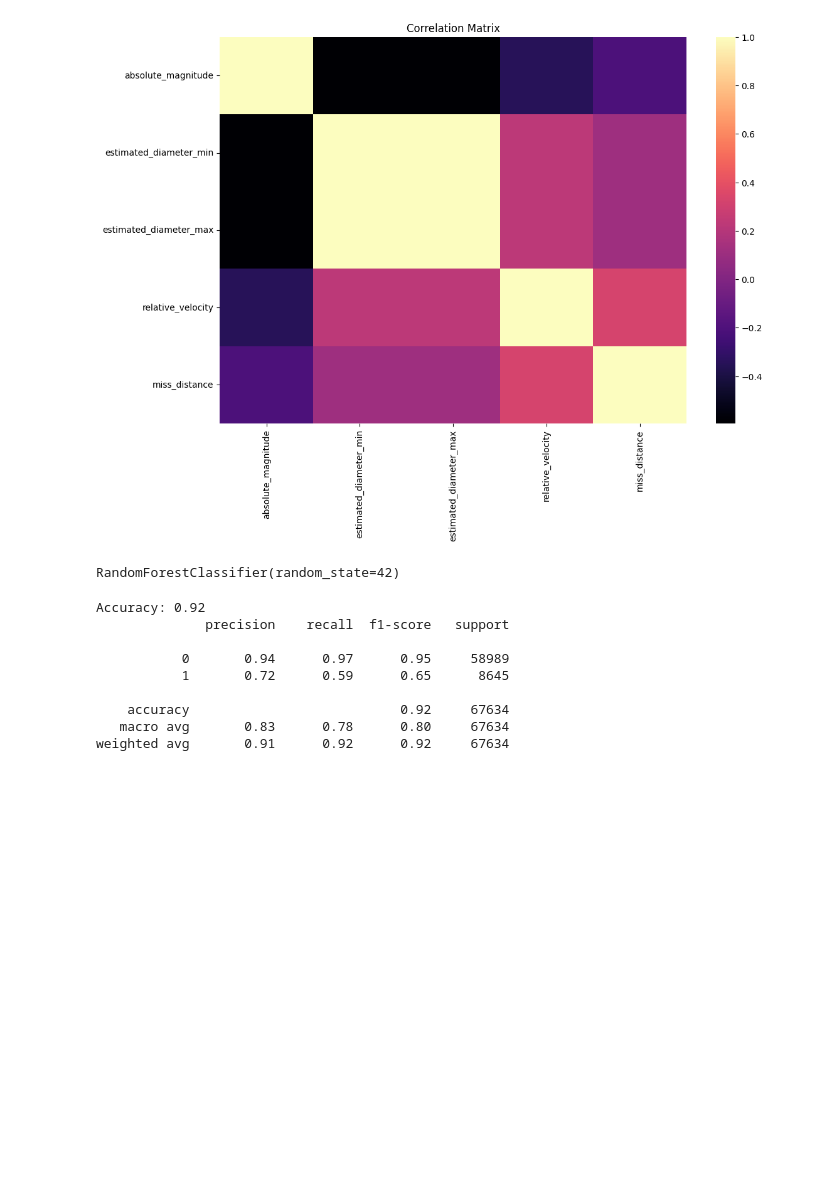
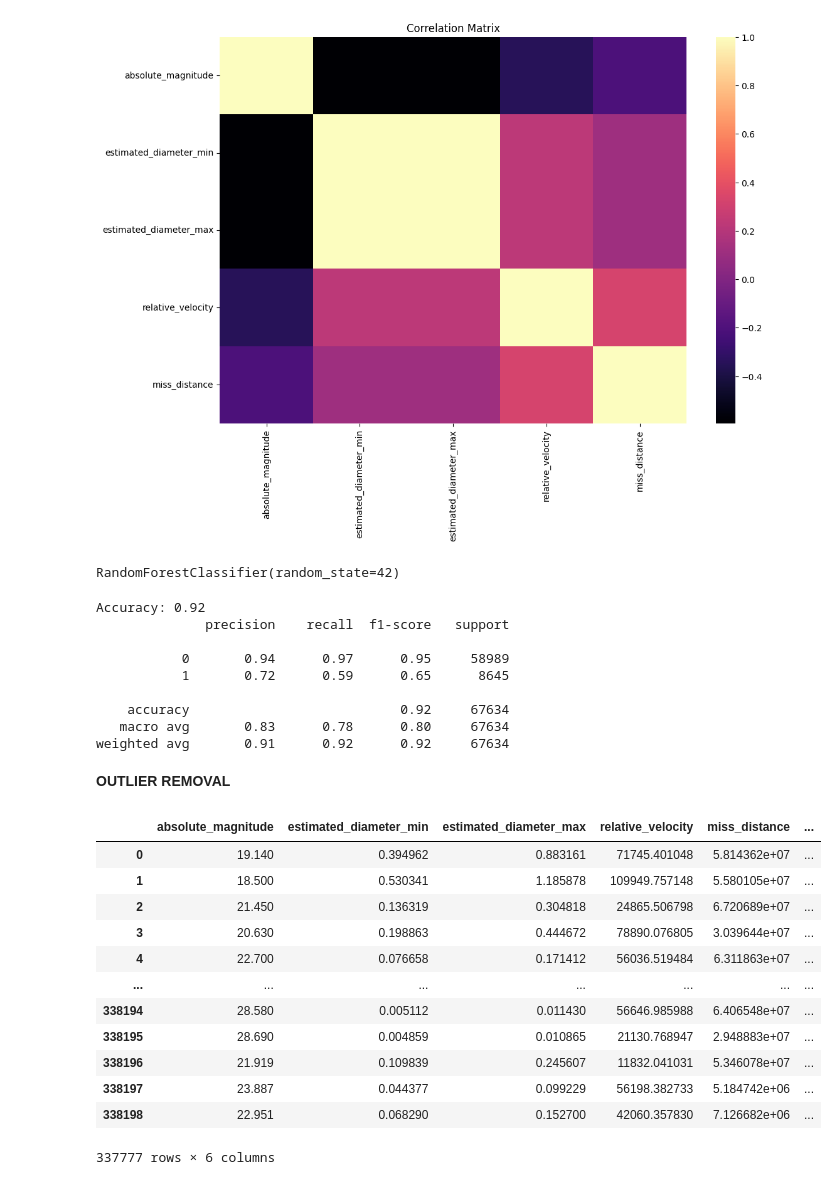
Before and after one commit to adityajha2005/SpaceObjectHazarddPrediction, a Jupyter notebook: Model/neo-hazards.ipynb, the cells around one changed output. Saved outputs shown, nothing was run; the diff lists cells and outputs as text; code cells hidden in the pictures; blank space fills up the shorter version.

```diff
--- a/Model/neo-hazards.ipynb
+++ b/Model/neo-hazards.ipynb
@@ -216,3 +219,5 @@ Accuracy: 0.92
     accuracy                           0.92     67634
    macro avg       0.83      0.78      0.80     67634
 weighted avg       0.91      0.92      0.92     67634
+# %% [markdown]
+****OUTLIER REMOVAL****
@@ -218,0 +234,17 @@ weighted avg       0.91      0.92      0.92     67634
+# %%
+data=remove_outlier(df,feature_columns)
+data
+# %% [output]
+|  | absolute_magnitude | estimated_diameter_min | estimated_diameter_max | relative_velocity | miss_distance | ... |
+| 0 | 19.140 | 0.394962 | 0.883161 | 71745.401048 | 5.814362e+07 | ... |
+| 1 | 18.500 | 0.530341 | 1.185878 | 109949.757148 | 5.580105e+07 | ... |
+| 2 | 21.450 | 0.136319 | 0.304818 | 24865.506798 | 6.720689e+07 | ... |
+| 3 | 20.630 | 0.198863 | 0.444672 | 78890.076805 | 3.039644e+07 | ... |
+| 4 | 22.700 | 0.076658 | 0.171412 | 56036.519484 | 6.311863e+07 | ... |
+| ... | ... | ... | ... | ... | ... | ... |
+| 338194 | 28.580 | 0.005112 | 0.011430 | 56646.985988 | 6.406548e+07 | ... |
+| 338195 | 28.690 | 0.004859 | 0.010865 | 21130.768947 | 2.948883e+07 | ... |
+| 338196 | 21.919 | 0.109839 | 0.245607 | 11832.041031 | 5.346078e+07 | ... |
+| 338197 | 23.887 | 0.044377 | 0.099229 | 56198.382733 | 5.184742e+06 | ... |
+| 338198 | 22.951 | 0.068290 | 0.152700 | 42060.357830 | 7.126682e+06 | ... |
+337777 rows × 6 columns
```
Also changed, not shown: parts of 8 cells of this notebook.
